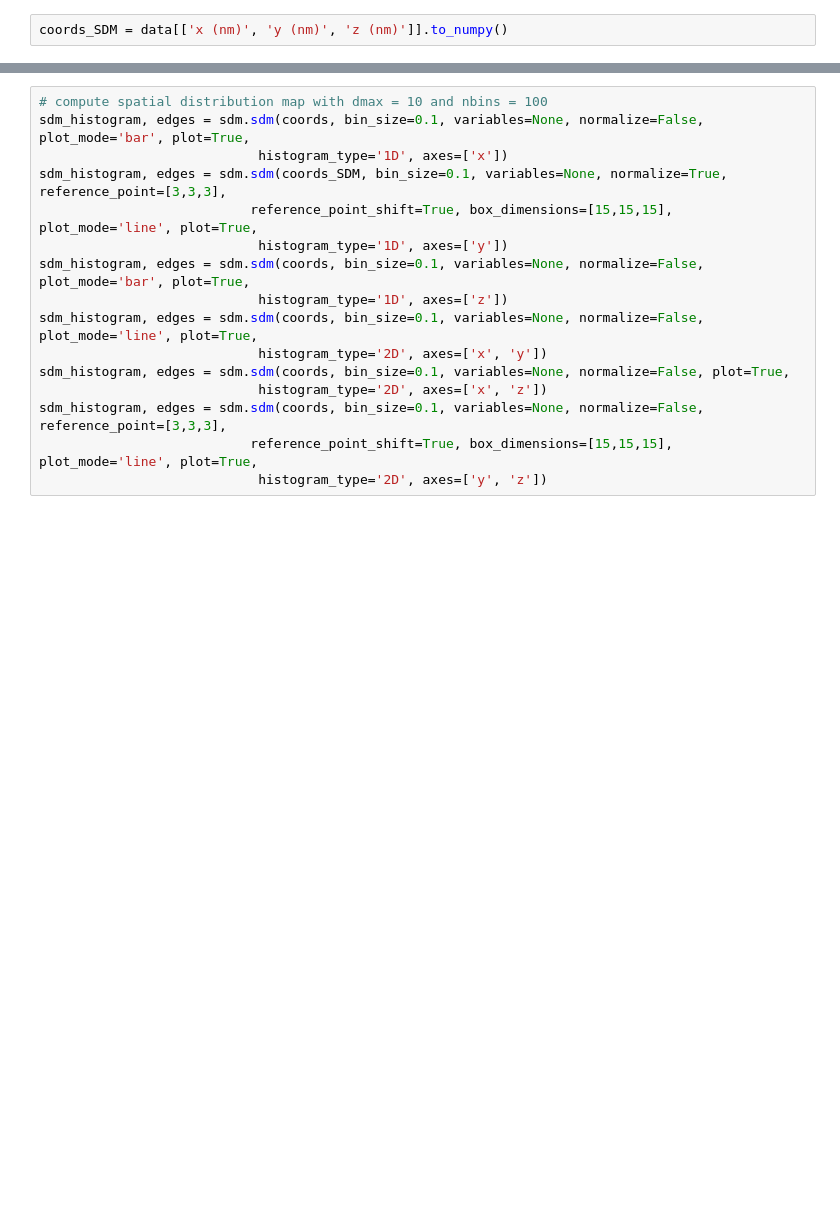
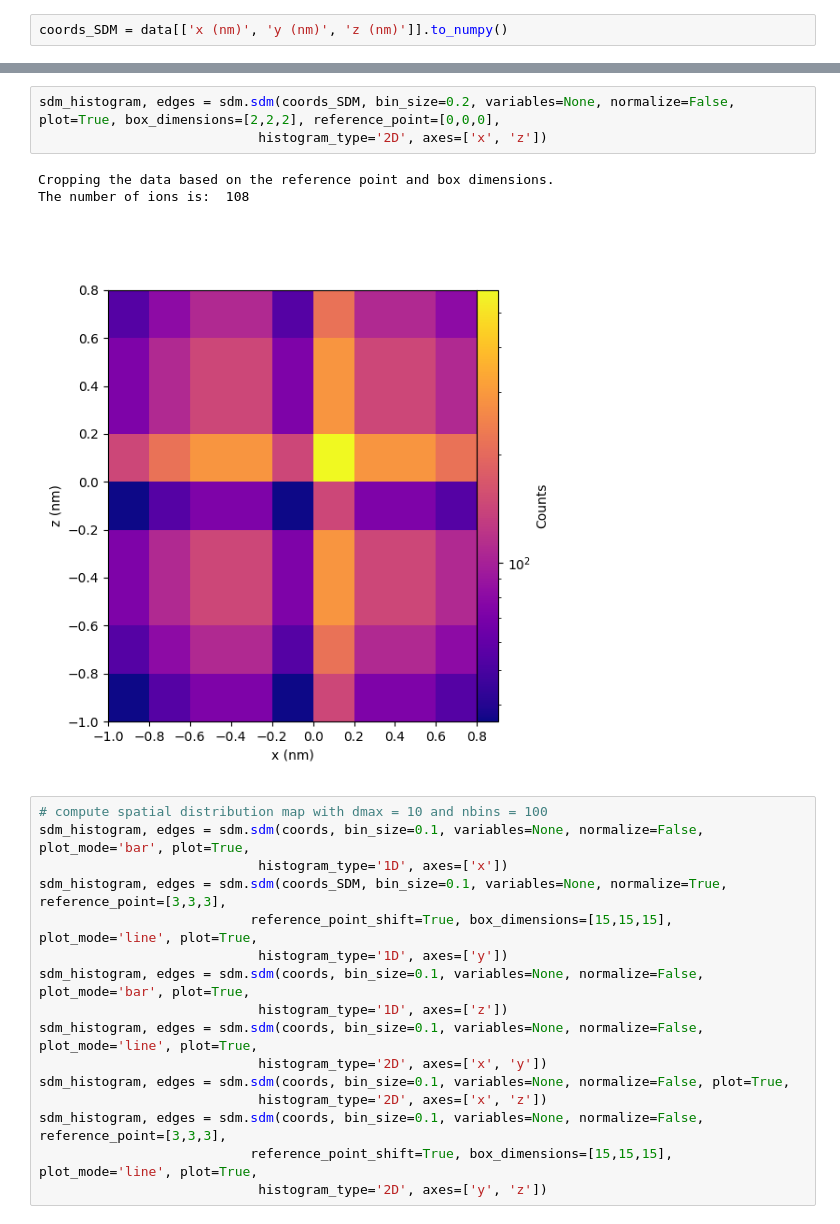
Before and after one commit to mmonajem/pyoxcart, a Jupyter notebook: pyccapt/calibration/tutorials/jupyter_files/sdm_tdf_fft.ipynb, the cells around one changed output, grey strips where cells are left out. Cells and saved outputs as stored; diff of their text form; blank space fills up the shorter version.

```diff
--- a/pyccapt/calibration/tutorials/jupyter_files/sdm_tdf_fft.ipynb
+++ b/pyccapt/calibration/tutorials/jupyter_files/sdm_tdf_fft.ipynb
@@ -330,3 +479,10 @@ The number of ions is:  3
+# %%
+sdm_histogram, edges = sdm.sdm(coords_SDM, bin_size=0.2, variables=None, normalize=False, plot=True, box_dimensions=[2,2,2], reference_point=[0,0,0],
+                            histogram_type='2D', axes=['x', 'z'])
+# %% [output]
+Cropping the data based on the reference point and box dimensions.
+The number of ions is:  108
+[figure, added]
 # %%
 # compute spatial distribution map with dmax = 10 and nbins = 100
 sdm_histogram, edges = sdm.sdm(coords, bin_size=0.1, variables=None, normalize=False, plot_mode='bar', plot=True,
```
Also changed, not shown: parts of 21 cells of this notebook, 1 other file.
